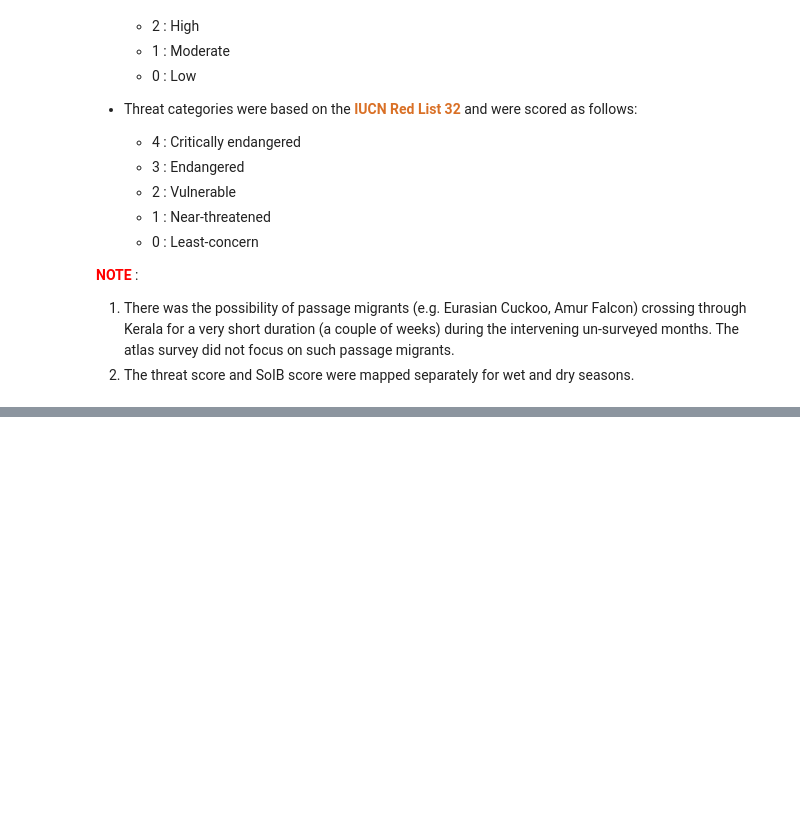
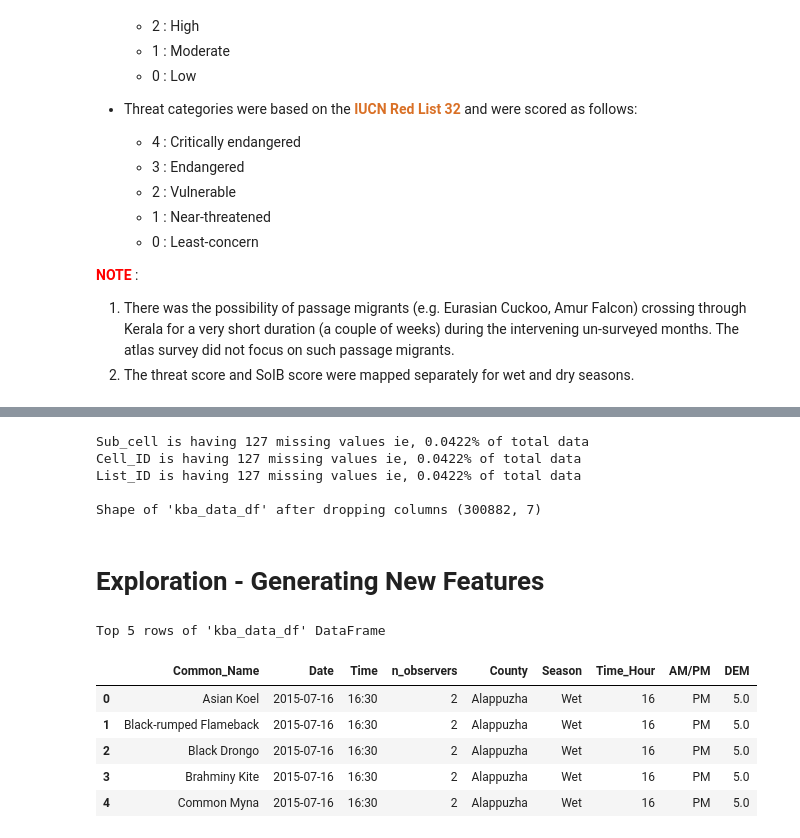
Before and after one commit to jishnukoliyadan/Kerala_Bird_Atlas, a Jupyter notebook: Kerala_Bird_Atlas.ipynb, the cells around one changed output, grey strips where cells are left out. Saved outputs shown, nothing was run; the diff lists cells and outputs as text; code cells hidden in the pictures; blank space fills up the shorter version.

```diff
--- a/Kerala_Bird_Atlas.ipynb
+++ b/Kerala_Bird_Atlas.ipynb
@@ -107,0 +251,56 @@ Reference : [StackoverFlow](https://stackoverflow.com/a/53956614), [GitHub](http
+# %%
+missing_val_columns = ['Sub_cell', 'Cell_ID', 'List_ID']
+
+for column in missing_val_columns:
+    missing_count = kba_data_df[column].isnull().sum()
+    per_value = missing_count * 100 / kba_data_df.shape[0]
+    print(f'{text_co.blue}{column}{text_co.reset} is having {text_co.red}{missing_count}{text_co.reset} missing values ie, {text_co.red}{per_value:.4f}%{text_co.reset} of total data')
+
+kba_data_df.drop(missing_val_columns, 1, inplace = True)
+
+print(f"\nShape of '{text_co.blue}kba_data_df{text_co.reset}' after dropping columns {text_co.blue}{kba_data_df.shape}")
+# %% [output]
+Sub_cell is having 127 missing values ie, 0.0422% of total data
+Cell_ID is having 127 missing values ie, 0.0422% of total data
+List_ID is having 127 missing values ie, 0.0422% of total data
+
+Shape of 'kba_data_df' after dropping columns (300882, 7)
+# %% [markdown]
+# Exploration - Generating New Features
+# %%
+#Convert 'Date' column from 'category' to 'datetime64[ns]'
+
+kba_data_df['Date'] = pd.to_datetime(kba_data_df['Date']).astype('datetime64')
+
+# Converting 'Time' column to integer for creating new feature
+
+# https://www.geeksforgeeks.org/python-get-first-element-of-each-sublist/
+# https://www.geeksforgeeks.org/python-converting-all-strings-in-list-to-integers/
+
+# kba_data_df['Time_Hour'] = list(map(int, list(map(itemgetter(0), kba_data_df.Time.str.split(':')))))
+kba_data_df.insert(6, 'Time_Hour', list(map(int, list(map(itemgetter(0), kba_data_df.Time.str.split(':'))))))
+'''
+map()'s making complicated ??? Instead of this we can use the bellow also. Dose the same job.
+
+kba_data_df['Time2'] = list(map(itemgetter(0), kba_data_df.Time.str.split(':')))
+kba_data_df['Time2'] = kba_data_df['Time2'].astype('int64')
+'''
+# kba_data_df['AM/PM'] = ['PM' if kba_data_df['Time2'][i]>12 else 'AM' for i in range(kba_data_df.shape[0])]
+
+kba_data_df.insert(7, 'AM/PM', ['PM' if kba_data_df['Time_Hour'][i]>12 else 'AM' for i in range(kba_data_df.shape[0])]
+)
+
+# kba_data_df.drop('Time_Hour', 1, inplace = True)
+
+kba_data_df['n_observers'] = pd.to_datetime(kba_data_df['n_observers']).astype('int64') # Human count is always int, so converting into int.
+
+print("Top 5 rows of 'kba_data_df' DataFrame")
+kba_data_df.head(5)
+# %% [output]
+Top 5 rows of 'kba_data_df' DataFrame
+|  | Common_Name | Date | Time | n_observers | County | Season | Time_Hour | AM/PM | DEM |
+| 0 | Asian Koel | 2015-07-16 | 16:30 | 2 | Alappuzha | Wet | 16 | PM | 5.0 |
+| 1 | Black-rumped Flameback | 2015-07-16 | 16:30 | 2 | Alappuzha | Wet | 16 | PM | 5.0 |
+| 2 | Black Drongo | 2015-07-16 | 16:30 | 2 | Alappuzha | Wet | 16 | PM | 5.0 |
+| 3 | Brahminy Kite | 2015-07-16 | 16:30 | 2 | Alappuzha | Wet | 16 | PM | 5.0 |
+| 4 | Common Myna | 2015-07-16 | 16:30 | 2 | Alappuzha | Wet | 16 | PM | 5.0 |
```
Also changed, not shown: parts of 22 cells of this notebook.
